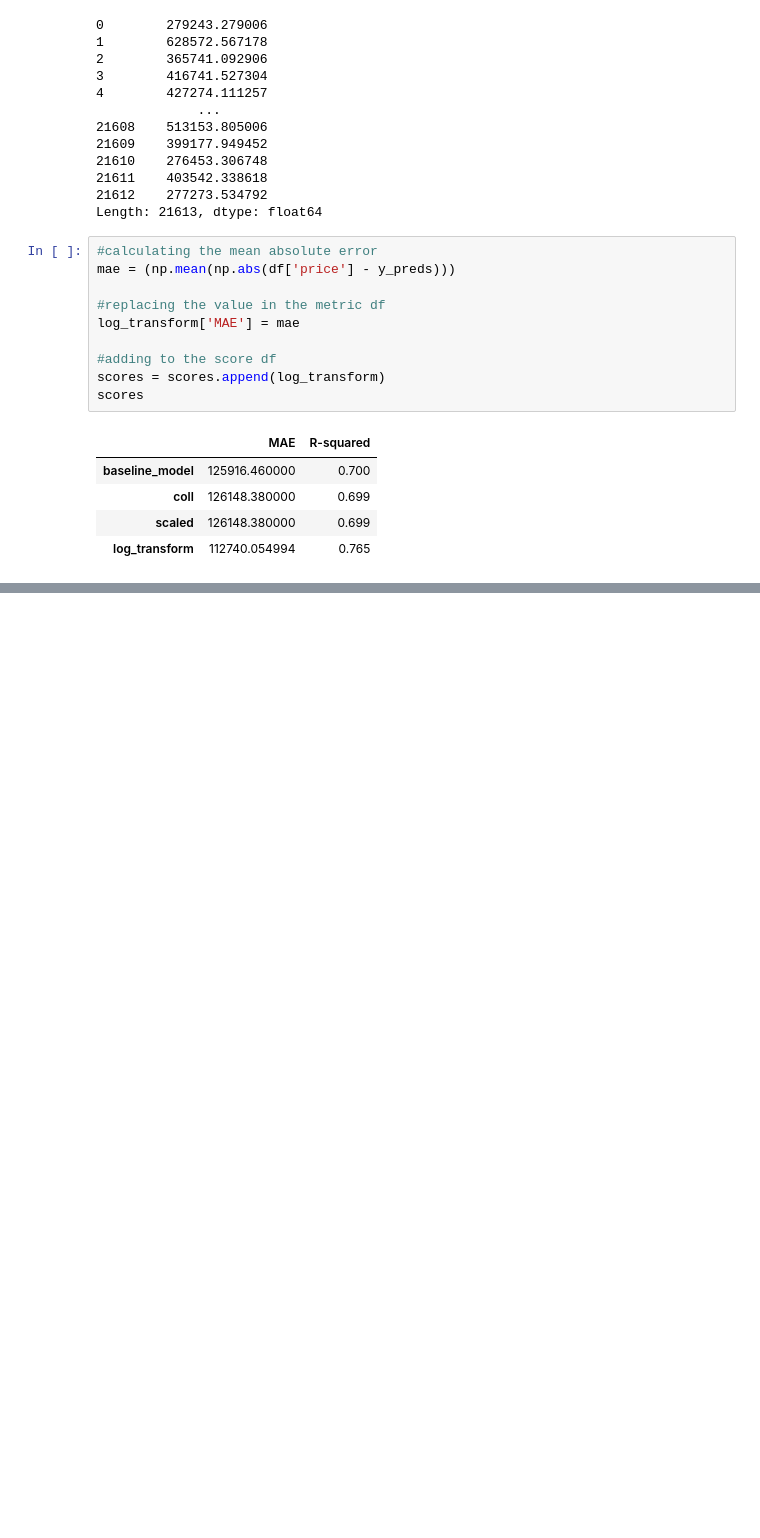
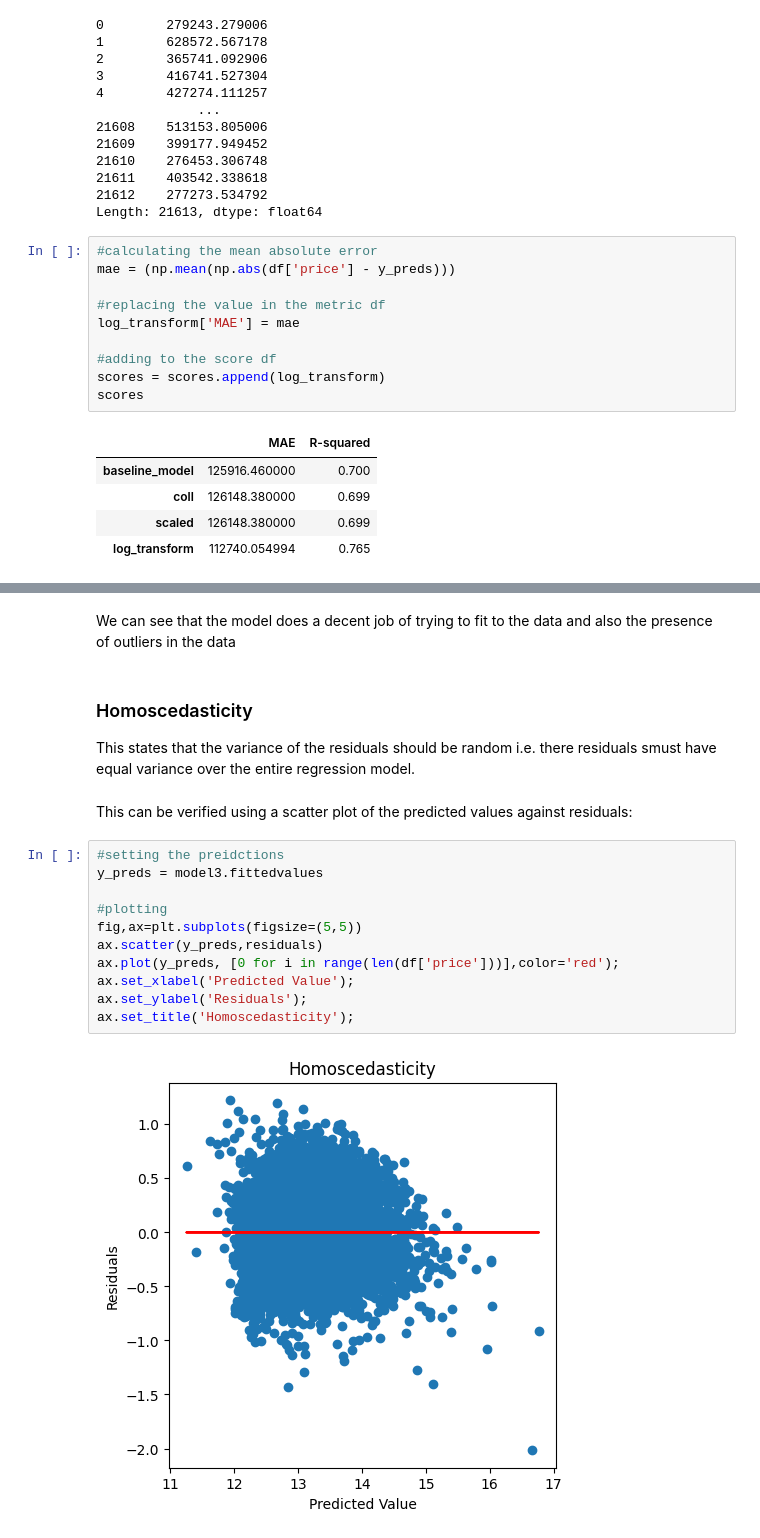
Before and after one commit to rahulakrish/linear_regression, a Jupyter notebook: notebook.ipynb, the cells around one changed output, grey strips where cells are left out. Cells and saved outputs as stored; diff of their text form; blank space fills up the shorter version.

```diff
--- a/notebook.ipynb
+++ b/notebook.ipynb
@@ -650,0 +686,20 @@ scores
+# %% [markdown]
+We can see that the model does a decent job of trying to fit to the data and also the presence of outliers in the data
+# %% [markdown]
+### Homoscedasticity
+This states that the variance of the residuals should be random i.e. there residuals smust have equal variance over the entire regression model.
+# %% [markdown]
+This can be verified using a scatter plot of the predicted values against residuals:
+# %%
+#setting the preidctions
+y_preds = model3.fittedvalues
+
+#plotting
+fig,ax=plt.subplots(figsize=(5,5))
+ax.scatter(y_preds,residuals)
+ax.plot(y_preds, [0 for i in range(len(df['price']))],color='red');
+ax.set_xlabel('Predicted Value');
+ax.set_ylabel('Residuals');
+ax.set_title('Homoscedasticity');
+# %% [output]
+[figure, added]
```
Also changed, not shown: parts of 15 cells of this notebook.
